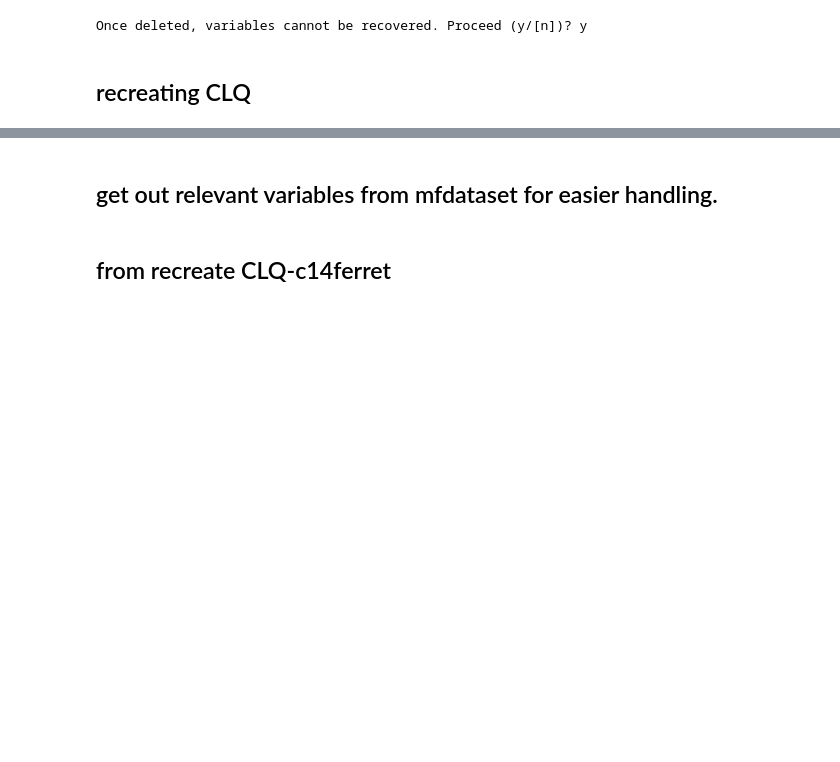
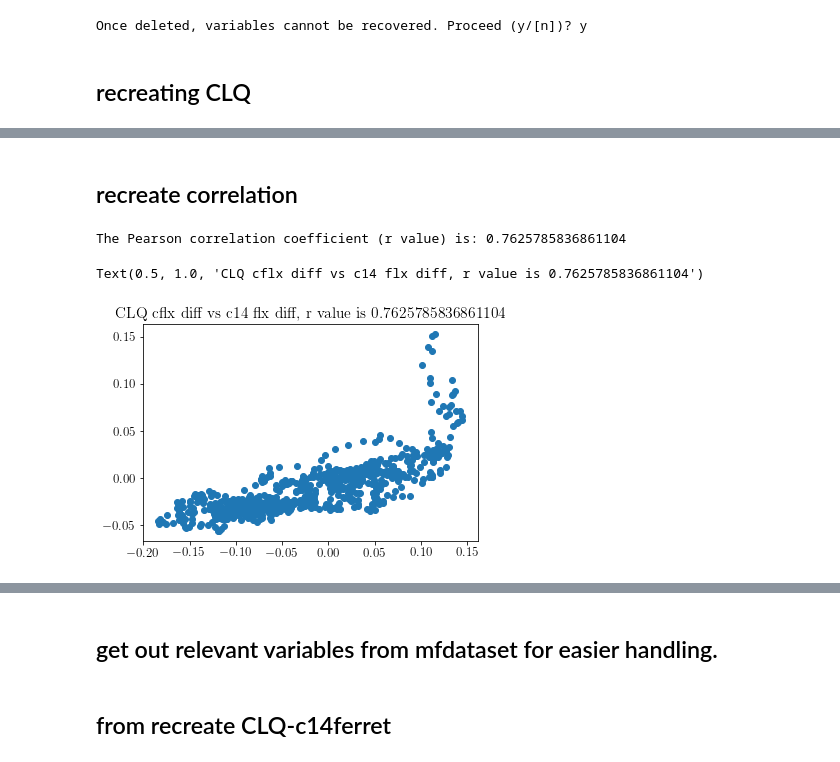
Before and after one commit to tjarnikova/C14, a Jupyter notebook: C14-ts-GEA4-series.ipynb, the cells around one changed output, grey strips where cells are left out. Cells and saved outputs as stored; diff of their text form; code cells hidden in the pictures; blank space fills up the shorter version.

```diff
--- a/C14-ts-GEA4-series.ipynb
+++ b/C14-ts-GEA4-series.ipynb
@@ -166,0 +300,26 @@ Attributes:
+# %% [markdown]
+## recreate correlation
+# %%
+flxdiff = cflxint_mn_D.values-cflxint_mn_C.values
+c14diff = (qtrflx_mn_D.values-qtrflx_mn_C.values)*-1*normsig
+
+plt.figure()
+plt.scatter(flxdiff[72:-1],c14diff[72:-1])
+
+
+
+from scipy.stats import pearsonr
+
+# Example data
+x = flxdiff[72:-1]  # Replace with your actual data
+y = c14diff[72:-1]  # Replace with your actual data
+
+# Calculate the Pearson correlation coefficient
+r_value, p_value = pearsonr(x, y)
+
+print(f"The Pearson correlation coefficient (r value) is: {r_value}")
+plt.title(f'CLQ cflx diff vs c14 flx diff, r value is {r_value}')
+# %% [output]
+The Pearson correlation coefficient (r value) is: 0.7625785836861104
+Text(0.5, 1.0, 'CLQ cflx diff vs c14 flx diff, r value is 0.7625785836861104')
+[figure, added]
```
Also changed, not shown: parts of 16 cells of this notebook.
